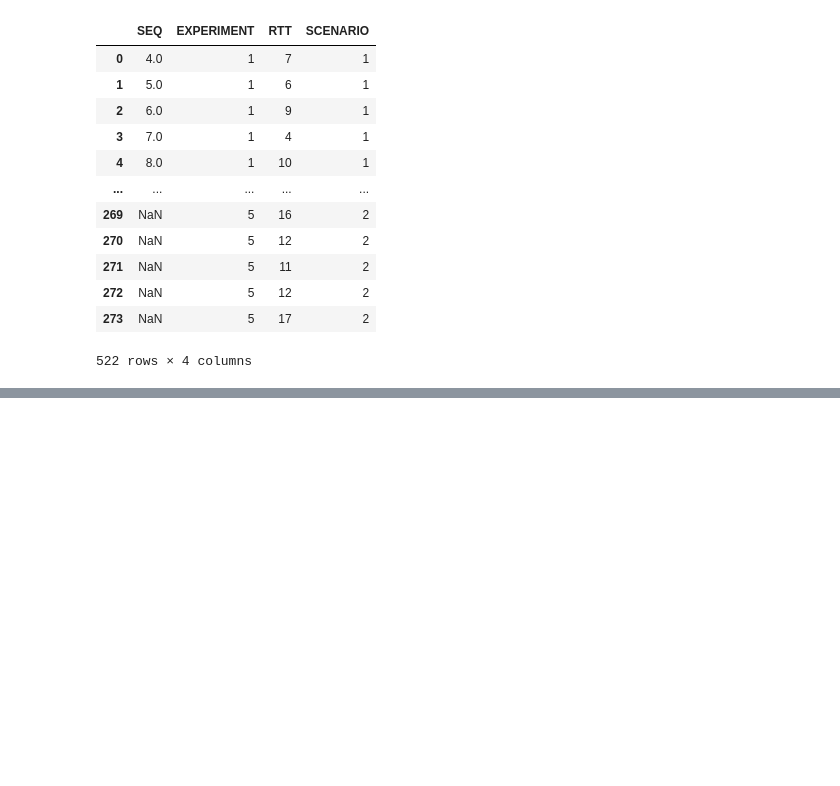
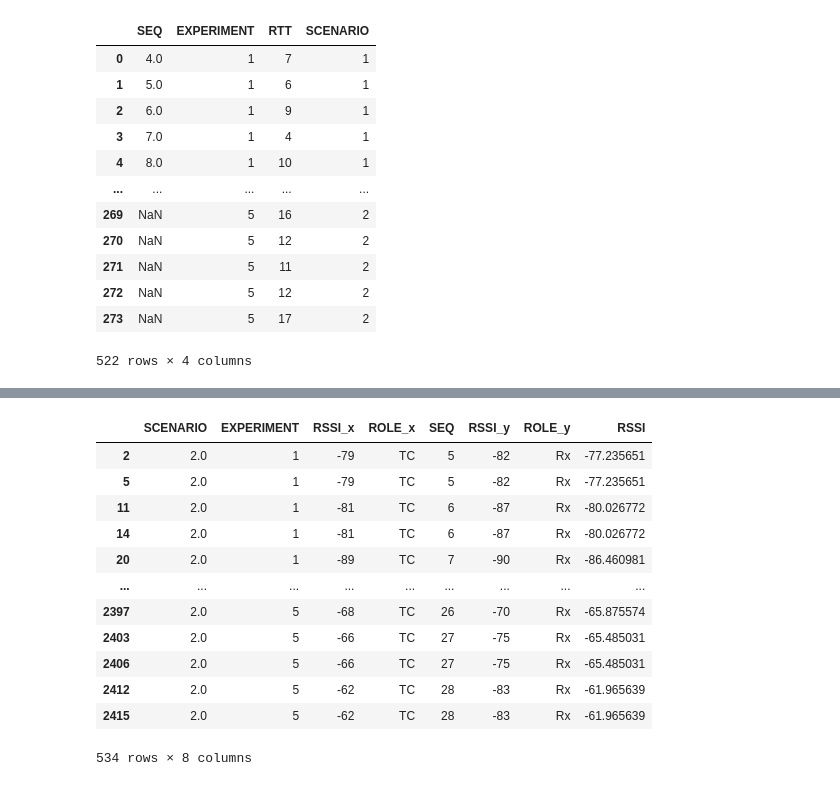
Before and after one commit to NiklasLeukroth/WSN_Assignment, a Jupyter notebook: src/evaluation/comparison_scenarios.ipynb, the cells around one changed output, grey strips where cells are left out. Drawn from its saved outputs; the diff is of its cells as text; code cells hidden in the pictures; blank space fills up the shorter version.

```diff
--- a/src/evaluation/comparison_scenarios.ipynb
+++ b/src/evaluation/comparison_scenarios.ipynb
@@ -235,0 +238,21 @@ alt.hconcat(
+# %%
+RSSIs2 = logs_exps2.loc[(logs_exps2["ACK"] == 0) & logs_exps2["ROLE"].isin(["Rx", "TC"])][["SCENARIO", "EXPERIMENT", "RSSI", "ROLE", "SEQ"]]
+RSSIs2 = pd.merge(RSSIs2, RSSIs2, on=["SCENARIO", "EXPERIMENT", "SEQ"])
+RSSIs2 = RSSIs2.loc[(RSSIs2["ROLE_x"] == "TC") & (RSSIs2["ROLE_y"] == "Rx")]
+RSSIs2["RSSI"] = np.power(10, RSSIs2["RSSI_x"].div(10)) + np.power(10, RSSIs2["RSSI_y"].div(10))
+RSSIs2["RSSI"] = 10*np.log10(np.array(RSSIs2["RSSI"], dtype=float))
+RSSIs2
+# %% [output]
+|  | SCENARIO | EXPERIMENT | RSSI_x | ROLE_x | SEQ | RSSI_y | ROLE_y | RSSI |
+| 2 | 2.0 | 1 | -79 | TC | 5 | -82 | Rx | -77.235651 |
+| 5 | 2.0 | 1 | -79 | TC | 5 | -82 | Rx | -77.235651 |
+| 11 | 2.0 | 1 | -81 | TC | 6 | -87 | Rx | -80.026772 |
+| 14 | 2.0 | 1 | -81 | TC | 6 | -87 | Rx | -80.026772 |
+| 20 | 2.0 | 1 | -89 | TC | 7 | -90 | Rx | -86.460981 |
+| ... | ... | ... | ... | ... | ... | ... | ... | ... |
+| 2397 | 2.0 | 5 | -68 | TC | 26 | -70 | Rx | -65.875574 |
+| 2403 | 2.0 | 5 | -66 | TC | 27 | -75 | Rx | -65.485031 |
+| 2406 | 2.0 | 5 | -66 | TC | 27 | -75 | Rx | -65.485031 |
+| 2412 | 2.0 | 5 | -62 | TC | 28 | -83 | Rx | -61.965639 |
+| 2415 | 2.0 | 5 | -62 | TC | 28 | -83 | Rx | -61.965639 |
+534 rows × 8 columns
```
Also changed, not shown: parts of 7 cells of this notebook, 3 other files.
